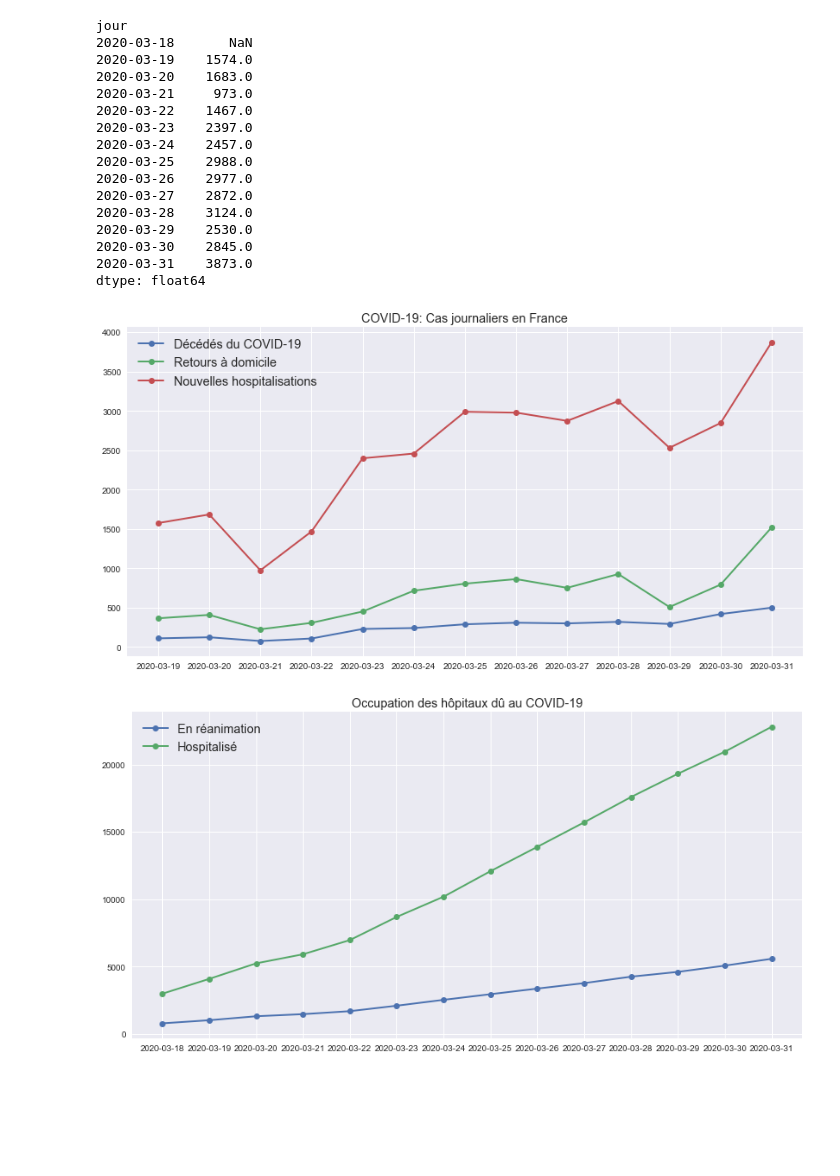
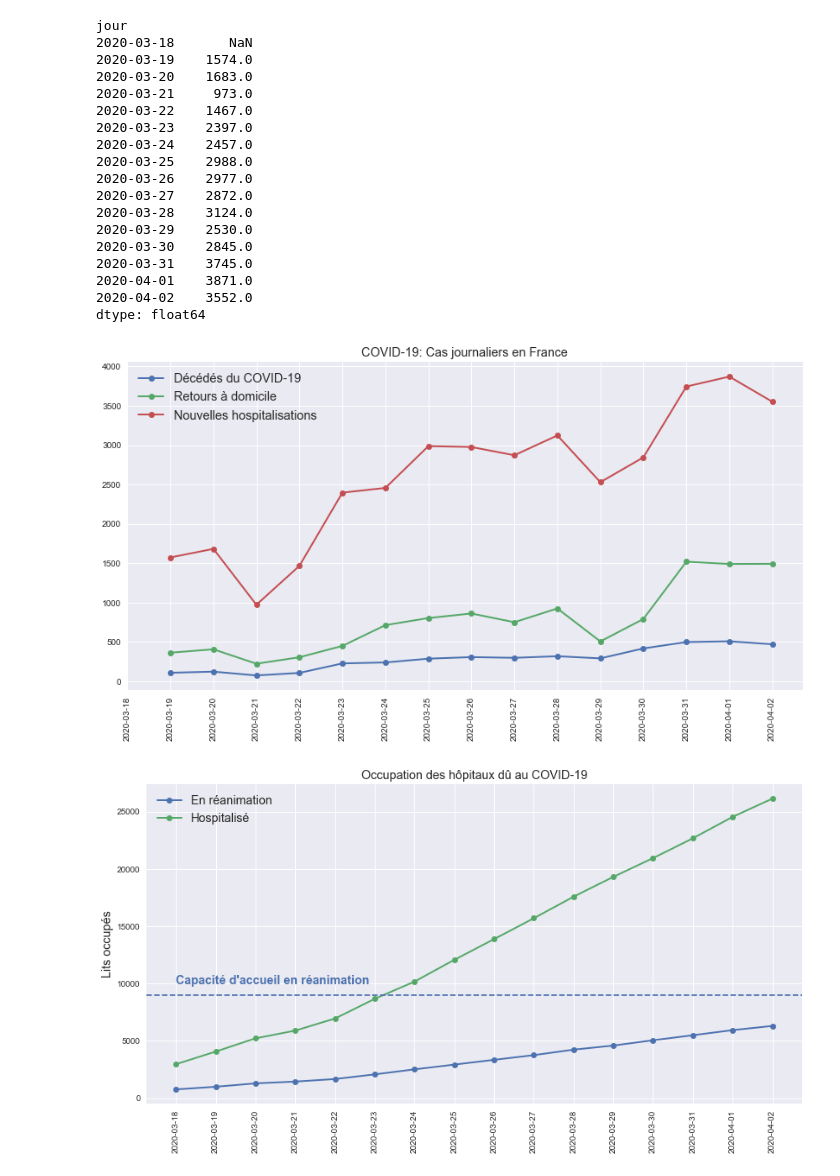
Before and after one commit to Oryon/covid-19, a Jupyter notebook: covid19_france.ipynb, the cells around one changed output. Drawn from its saved outputs; the diff is of its cells as text; code cells hidden in the pictures; blank space fills up the shorter version.

```diff
--- a/covid19_france.ipynb
+++ b/covid19_france.ipynb
@@ -16,4 +31,4 @@ data.tail(5)
 # %%
-manual_data = pd.DataFrame([[0, 0, "2020-03-31", 22800 , 5565, 7923+1520, 3024+499]], columns=data.columns)
-data = data.append(manual_data)
-data.tail(5)
+#manual_data = pd.DataFrame([[0, 0, "2020-03-31", 22800 , 5565, 7923+1520, 3024+499]], columns=data.columns)
+#data = data.append(manual_data)
+#data.tail(5)
@@ -127,21 +139,24 @@ jour
 2020-03-28    3124.0
 2020-03-29    2530.0
 2020-03-30    2845.0
-2020-03-31    3873.0
+2020-03-31    3745.0
+2020-04-01    3871.0
+2020-04-02    3552.0
 dtype: float64
 # %%
 fig, ax = plt.subplots(figsize=(14,7))
 plt.plot(data_diff_unisex.index, data_diff_unisex['dc'], label='Décédés du COVID-19', linewidth=2, marker='o')
 plt.plot(data_diff_unisex.index, data_diff_unisex['rad'], label='Retours à domicile', linewidth=2, marker='o')
 plt.plot(arrivees.index, arrivees.values, label='Nouvelles hospitalisations', linewidth=2, marker='o')
 #plt.plot(data_sum_unisex.index, data_sum_unisex['rea'], label='In intensive care', linewidth=2, marker='o')
 #plt.plot(data_sum_unisex.index, data_sum_unisex['hosp'], label='In hospital', linewidth=2, marker='o')
 plt.legend(fontsize='x-large')
+plt.xticks(data_sum_unisex.index, data_sum_unisex.index, rotation='vertical')
 ax.set_title('COVID-19: Cas journaliers en France', fontsize='x-large')
 #plt.yscale("log")
 plt.show()
 # %% [output]
-[figure, old version]
+[figure, new version]
 # %%
 fig, ax = plt.subplots(figsize=(14,7))
 plt.plot(data_sum_unisex.index, data_sum_unisex['rea'], label='En réanimation', linewidth=2, marker='o')
@@ -149,6 +164,10 @@ plt.plot(data_sum_unisex.index, data_sum_unisex['hosp'], label='Hospitalisé', l
 plt.legend(fontsize='x-large')
 ax.set_title('Occupation des hôpitaux dû au COVID-19', fontsize='x-large')
 #plt.yscale("log")
+plt.xticks(data_sum_unisex.index, data_sum_unisex.index, rotation='vertical')
+plt.axhline(rea_beds, color='C0', linestyle='dashed')
+ax.set_ylabel('Lits occupés', fontsize='x-large')
+plt.annotate('Capacité d\'accueil en réanimation', (0,rea_beds+1000), color='C0', fontsize='x-large', fontweight='bold')
 plt.show()
 # %% [output]
-[figure, old version]
+[figure, new version]
```
Also changed, not shown: parts of 9 cells of this notebook, 1 other file.
